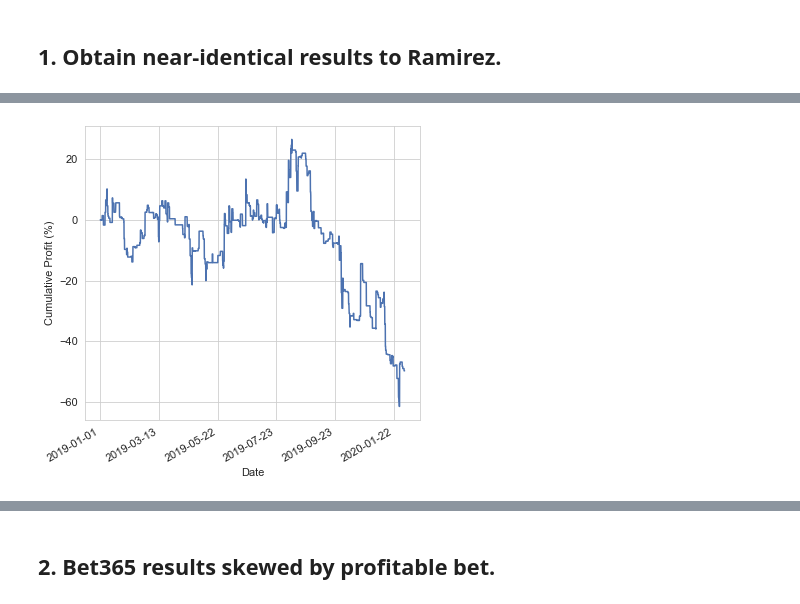
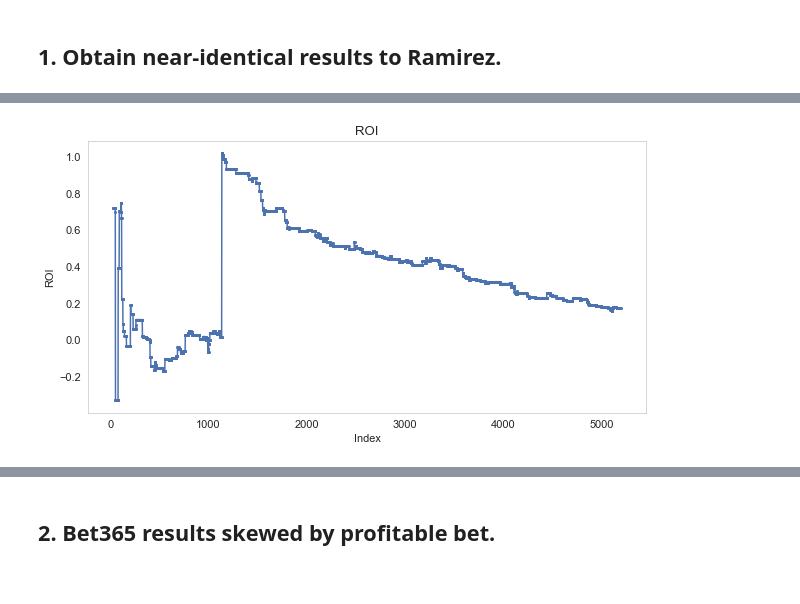
Before and after one commit to Faxulous/notFeelingTheBuzz, a Jupyter notebook: results_and_issues.ipynb, the cells around one changed output, grey strips where cells are left out. Drawn from its saved outputs; the diff is of its cells as text; code cells hidden in the pictures.

```diff
--- a/results_and_issues.ipynb
+++ b/results_and_issues.ipynb
@@ -167,4 +159,13 @@ ROI (%): -7.359333939333701
-# %%
-plot_results()
-# %% [output]
-[figure, removed]
+# %%
+testset['ROI'] = (testset['PnL'].cumsum() + testset['kelly_betsize'].cumsum()) / testset['kelly_betsize'].cumsum()
+testset['ROI'] = testset['ROI'] - 1
+# Plot the Cumulative_ROI
+plt.figure(figsize=(10, 5))
+plt.plot(testset['ROI'], marker='o', markersize=2)
+plt.xlabel('Index')
+plt.ylabel('ROI')
+plt.title('ROI')
+plt.grid()
+plt.show()
+# %% [output]
+[figure, added]
```
Also changed, not shown: parts of 14 cells of this notebook, 2 other files.
